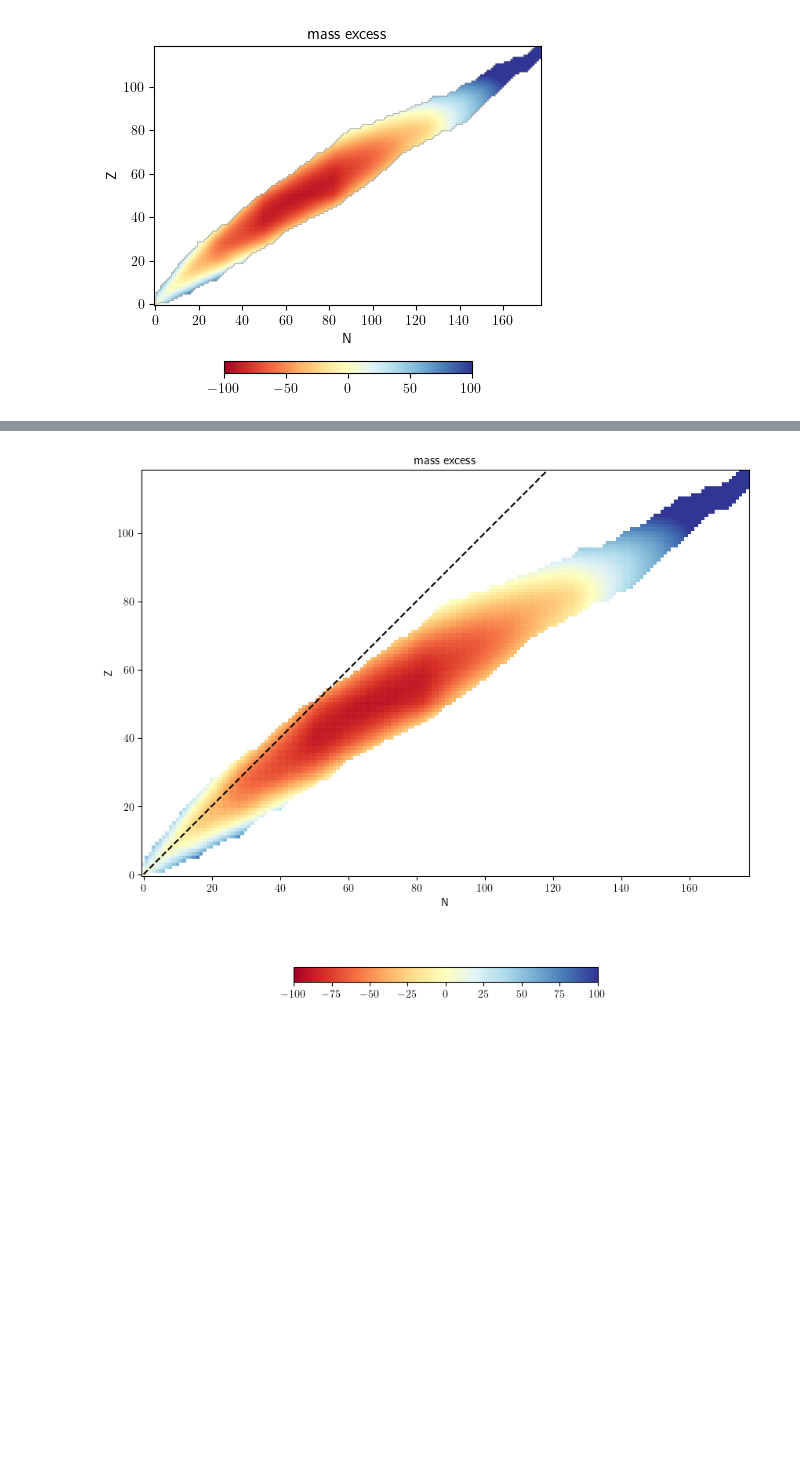
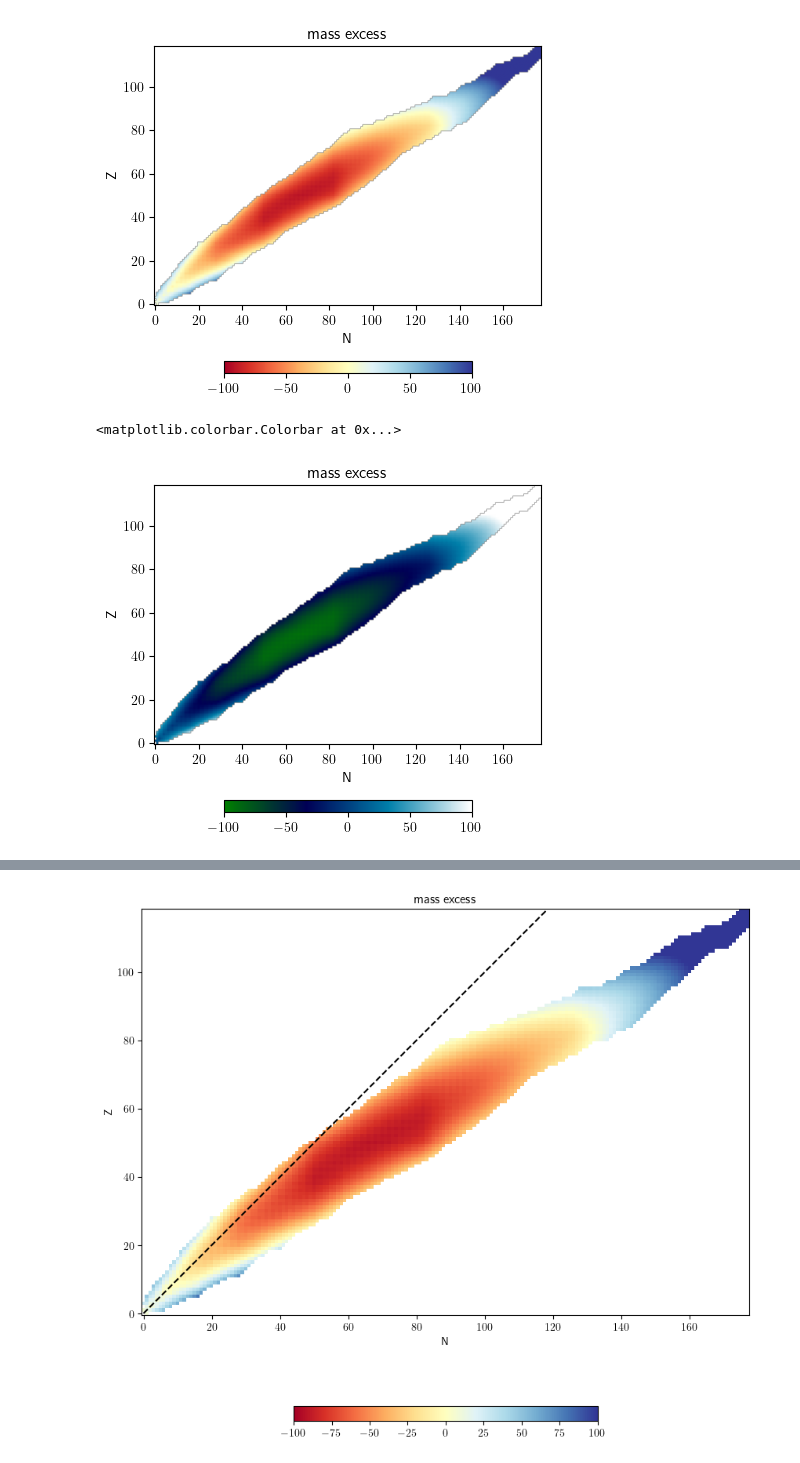
Before and after one commit to catastropiyush/blogosarus, a Jupyter notebook: pynucastro.ipynb, the cells around one changed output, grey strips where cells are left out. Cells and saved outputs as stored; diff of their text form; code cells hidden in the pictures; blank space fills up the shorter version.

```diff
--- a/pynucastro.ipynb
+++ b/pynucastro.ipynb
@@ -214,3 +234,18 @@ fig.colorbar(im, ax=ax, location="bottom", shrink=0.5)
 # %% [output]
 <matplotlib.colorbar.Colorbar at 0x...>
 [figure]
+# %%
+# mask out the regions with no nuclei
+cmap = plt.colormaps['ocean']
+cmap.set_bad(color='red')
+
+fig, ax = plt.subplots()
+im = ax.imshow(dm, origin="lower", cmap="ocean",
+               vmin=-100, vmax=100)
+ax.set_xlabel("N")
+ax.set_ylabel("Z")
+ax.set_title("mass excess")
+fig.colorbar(im, ax=ax, location="bottom", shrink=0.5)
+# %% [output]
+<matplotlib.colorbar.Colorbar at 0x...>
+[figure, added]
```
Also changed, not shown: parts of 4 cells of this notebook.
